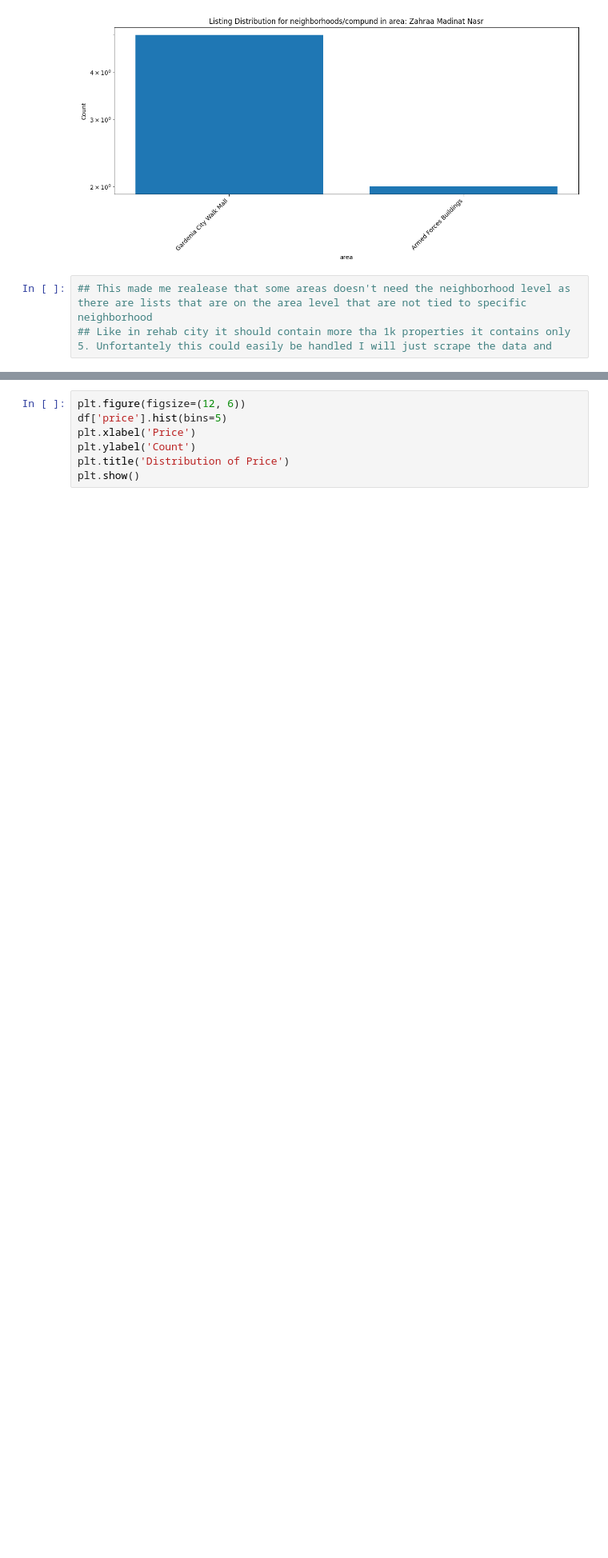
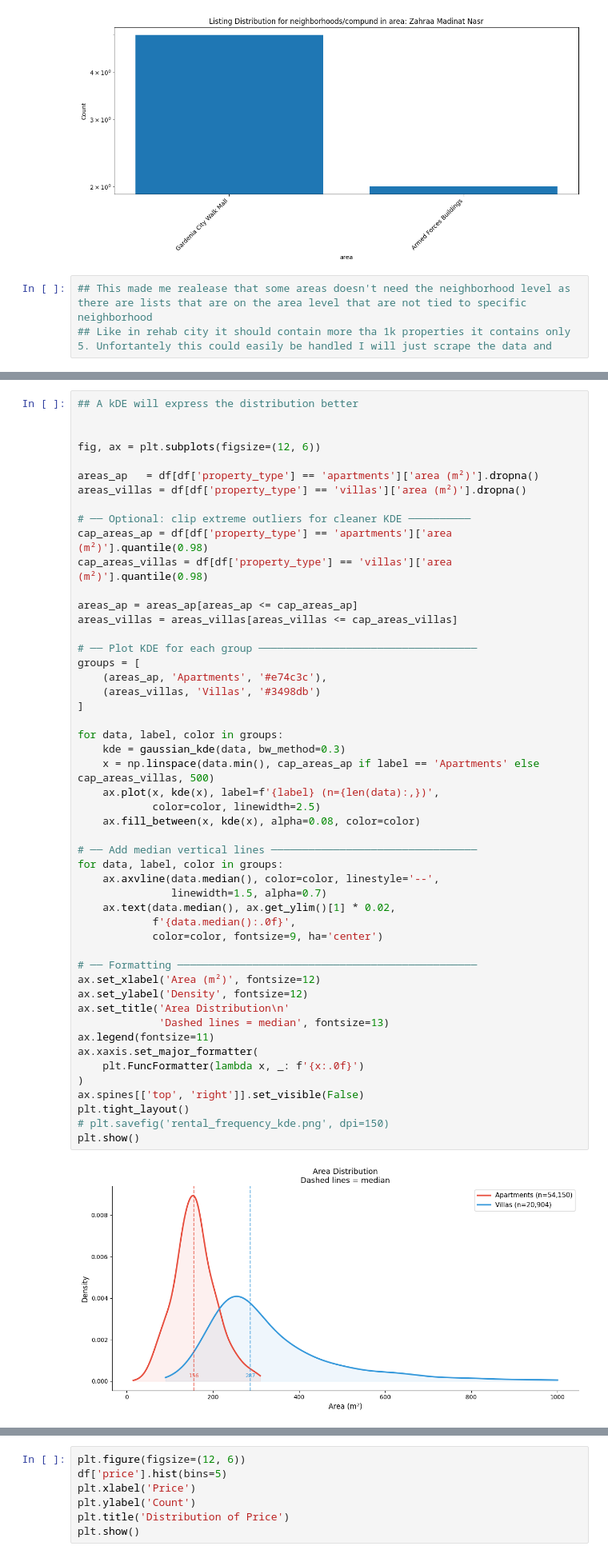
Before and after one commit to MarwanAshrafMakhlouf/cairo_real_state_intelligence_platform, a Jupyter notebook: notebooks/EDA.ipynb, the cells around one changed output, grey strips where cells are left out. Shown at 80% size. Cells and saved outputs as stored; diff of their text form; blank space fills up the shorter version.

```diff
--- a/notebooks/EDA.ipynb
+++ b/notebooks/EDA.ipynb
@@ -196,0 +266,52 @@ for district in districts:
+# %%
+## A kDE will express the distribution better
+
+
+fig, ax = plt.subplots(figsize=(12, 6))
+
+areas_ap   = df[df['property_type'] == 'apartments']['area (m²)'].dropna()
+areas_villas = df[df['property_type'] == 'villas']['area (m²)'].dropna()
+
+# ── Optional: clip extreme outliers for cleaner KDE ──────────
+cap_areas_ap = df[df['property_type'] == 'apartments']['area (m²)'].quantile(0.98)
+cap_areas_villas = df[df['property_type'] == 'villas']['area (m²)'].quantile(0.98)
+
+areas_ap = areas_ap[areas_ap <= cap_areas_ap]
+areas_villas = areas_villas[areas_villas <= cap_areas_villas]
+
+# ── Plot KDE for each group ───────────────────────────────────
+groups = [
+    (areas_ap, 'Apartments', '#e74c3c'),
+    (areas_villas, 'Villas', '#3498db')
+]
+
+for data, label, color in groups:
+    kde = gaussian_kde(data, bw_method=0.3)
+    x = np.linspace(data.min(), cap_areas_ap if label == 'Apartments' else cap_areas_villas, 500)
+    ax.plot(x, kde(x), label=f'{label} (n={len(data):,})',
+            color=color, linewidth=2.5)
+    ax.fill_between(x, kde(x), alpha=0.08, color=color)
+
+# ── Add median vertical lines ─────────────────────────────────
+for data, label, color in groups:
+    ax.axvline(data.median(), color=color, linestyle='--',
+               linewidth=1.5, alpha=0.7)
+    ax.text(data.median(), ax.get_ylim()[1] * 0.02,
+            f'{data.median():.0f}',
+            color=color, fontsize=9, ha='center')
+
+# ── Formatting ────────────────────────────────────────────────
+ax.set_xlabel('Area (m²)', fontsize=12)
+ax.set_ylabel('Density', fontsize=12)
+ax.set_title('Area Distribution\n'
+             'Dashed lines = median', fontsize=13)
+ax.legend(fontsize=11)
+ax.xaxis.set_major_formatter(
+    plt.FuncFormatter(lambda x, _: f'{x:.0f}')
+)
+ax.spines[['top', 'right']].set_visible(False)
+plt.tight_layout()
+# plt.savefig('rental_frequency_kde.png', dpi=150)
+plt.show()
+# %% [output]
+[figure, added]
```
Also changed, not shown: parts of 33 cells of this notebook, 1 other file.
